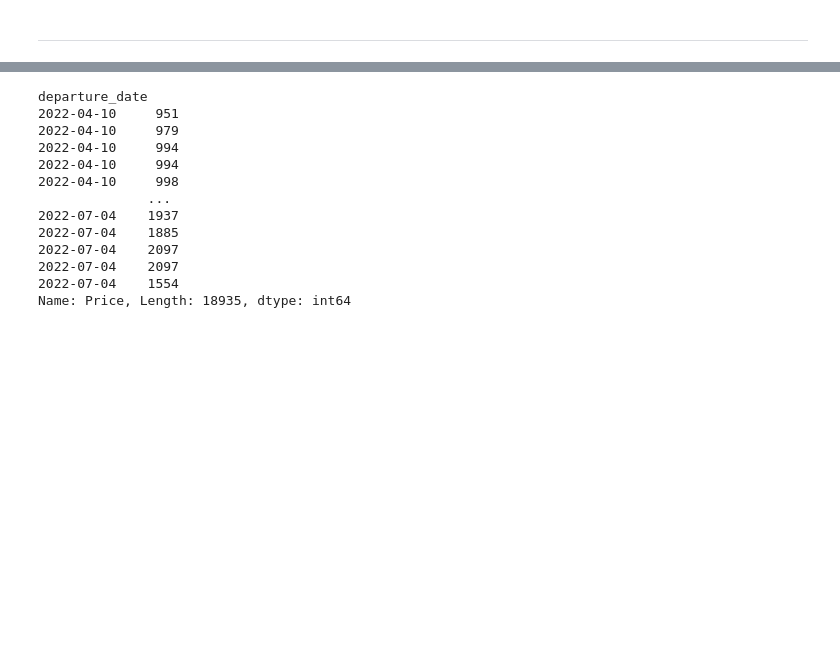
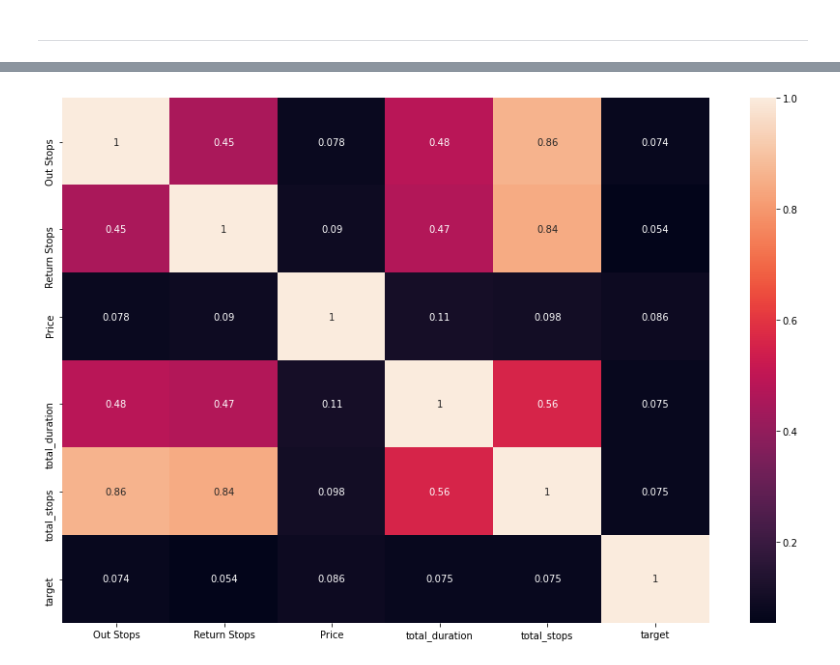
Before and after one commit to cjunhyuk/Kayak_Price_Analysis, a Jupyter notebook: EDA and Data Cleaning.ipynb, the cells around one changed output, grey strips where cells are left out. Drawn from its saved outputs; the diff is of its cells as text; code cells hidden in the pictures; blank space fills up the shorter version.

```diff
--- a/EDA and Data Cleaning.ipynb
+++ b/EDA and Data Cleaning.ipynb
@@ -206,19 +241,8 @@ Count of Unique values in Column target is: 2
+# %%
+plt.figure(figsize = (15, 10))
+sns.heatmap(df.corr().abs(), annot = True);
+# %% [output]
+[figure, added]
 # %%
 time_df = df.set_index(pd.to_datetime(df['departure_date']), drop=True)
-
-time_df = time_df['Price']
-time_df
+ts_price = time_df['Price']
-# %% [output]
-departure_date
-2022-04-10     951
-2022-04-10     979
-2022-04-10     994
-2022-04-10     994
-2022-04-10     998
-              ...
-2022-07-04    1937
-2022-07-04    1885
-2022-07-04    2097
-2022-07-04    2097
-2022-07-04    1554
-Name: Price, Length: 18935, dtype: int64
```
Also changed, not shown: parts of 16 cells of this notebook.
